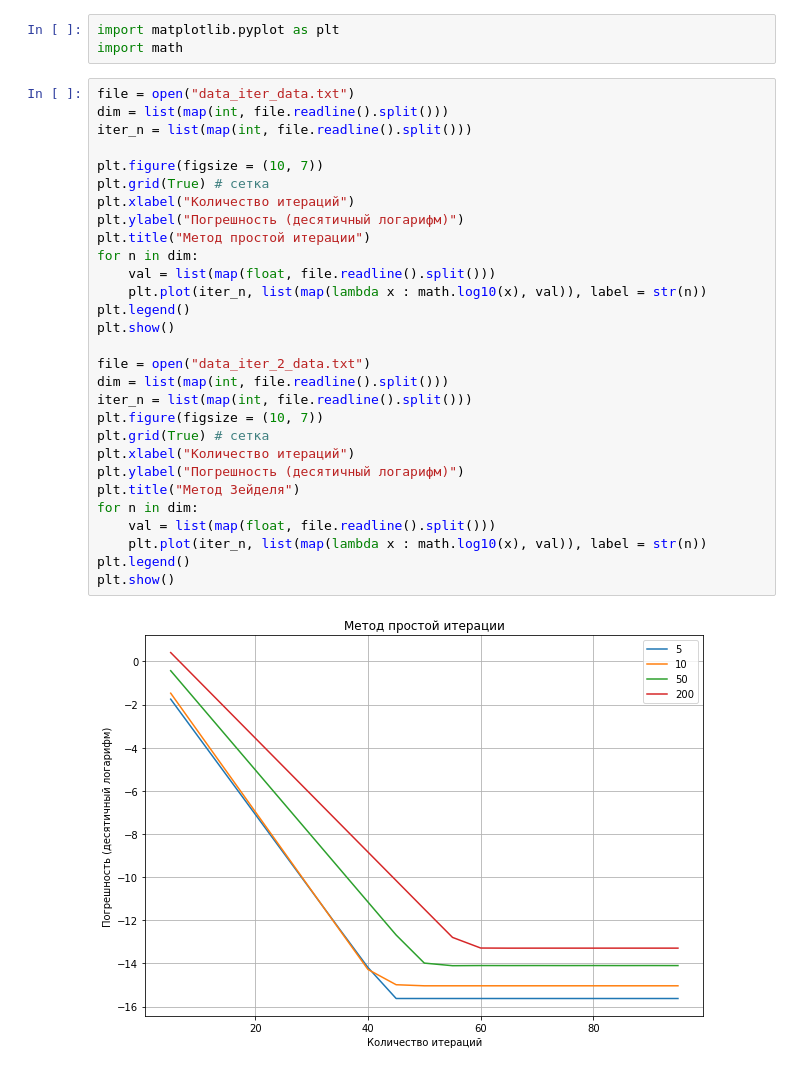
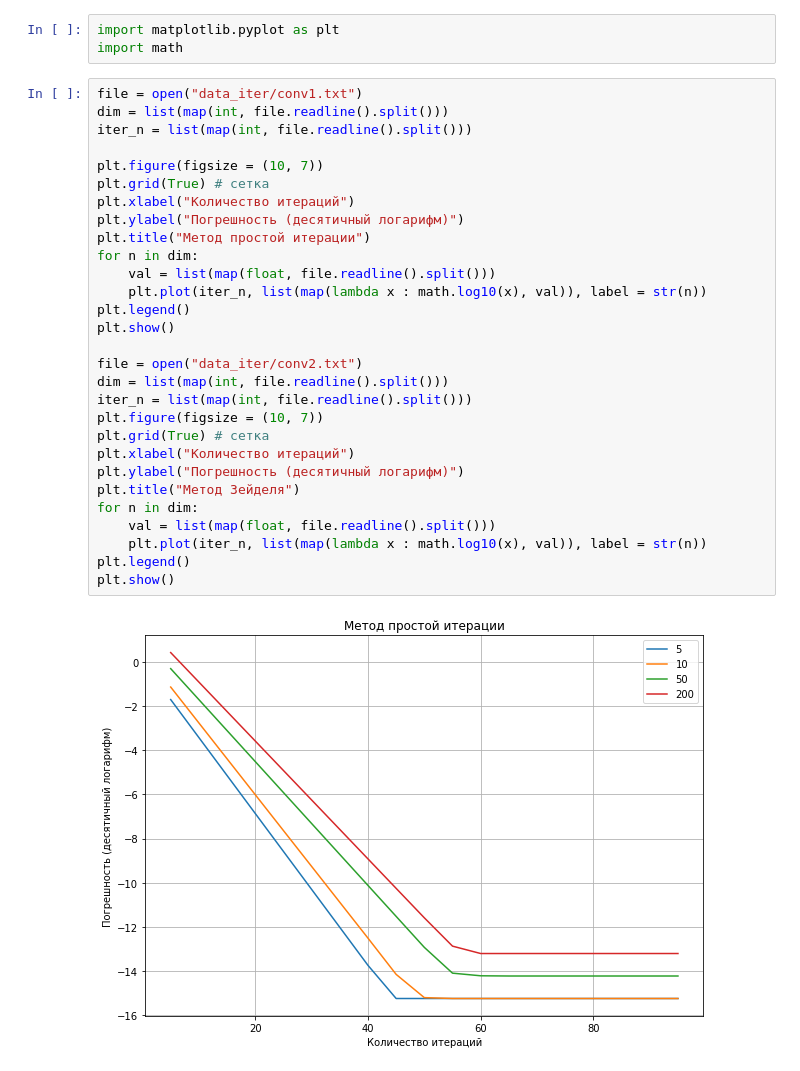
Before and after one commit to alexey9177950/summer-practice, a Jupyter notebook: iter_graphs.ipynb, the cells around one changed output. Saved outputs shown, nothing was run; the diff lists cells and outputs as text.

```diff
--- a/iter_graphs.ipynb
+++ b/iter_graphs.ipynb
@@ -2,33 +2,33 @@
 import matplotlib.pyplot as plt
 import math
 # %%
-file = open("data_iter_data.txt")
+file = open("data_iter/conv1.txt")
 dim = list(map(int, file.readline().split()))
 iter_n = list(map(int, file.readline().split()))
 
 plt.figure(figsize = (10, 7))
 plt.grid(True) # сетка
 plt.xlabel("Количество итераций")
 plt.ylabel("Погрешность (десятичный логарифм)")
 plt.title("Метод простой итерации")
 for n in dim:
     val = list(map(float, file.readline().split()))
     plt.plot(iter_n, list(map(lambda x : math.log10(x), val)), label = str(n))
 plt.legend()
 plt.show()
 
-file = open("data_iter_2_data.txt")
+file = open("data_iter/conv2.txt")
 dim = list(map(int, file.readline().split()))
 iter_n = list(map(int, file.readline().split()))
 plt.figure(figsize = (10, 7))
 plt.grid(True) # сетка
 plt.xlabel("Количество итераций")
 plt.ylabel("Погрешность (десятичный логарифм)")
 plt.title("Метод Зейделя")
 for n in dim:
     val = list(map(float, file.readline().split()))
     plt.plot(iter_n, list(map(lambda x : math.log10(x), val)), label = str(n))
 plt.legend()
 plt.show()
 # %% [output]
-[figure, old version]
+[figure, new version]
```
Also changed, not shown: parts of 2 cells of this notebook, 46 other files.
